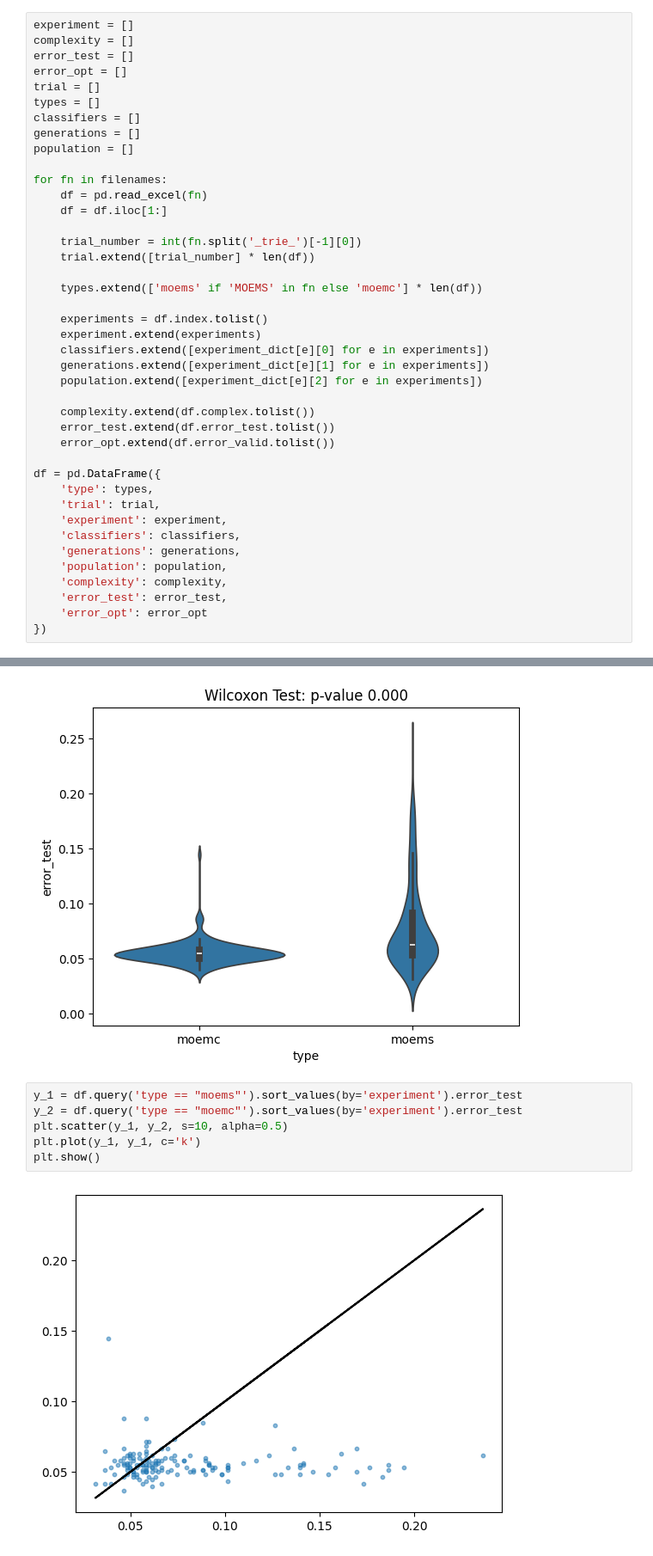
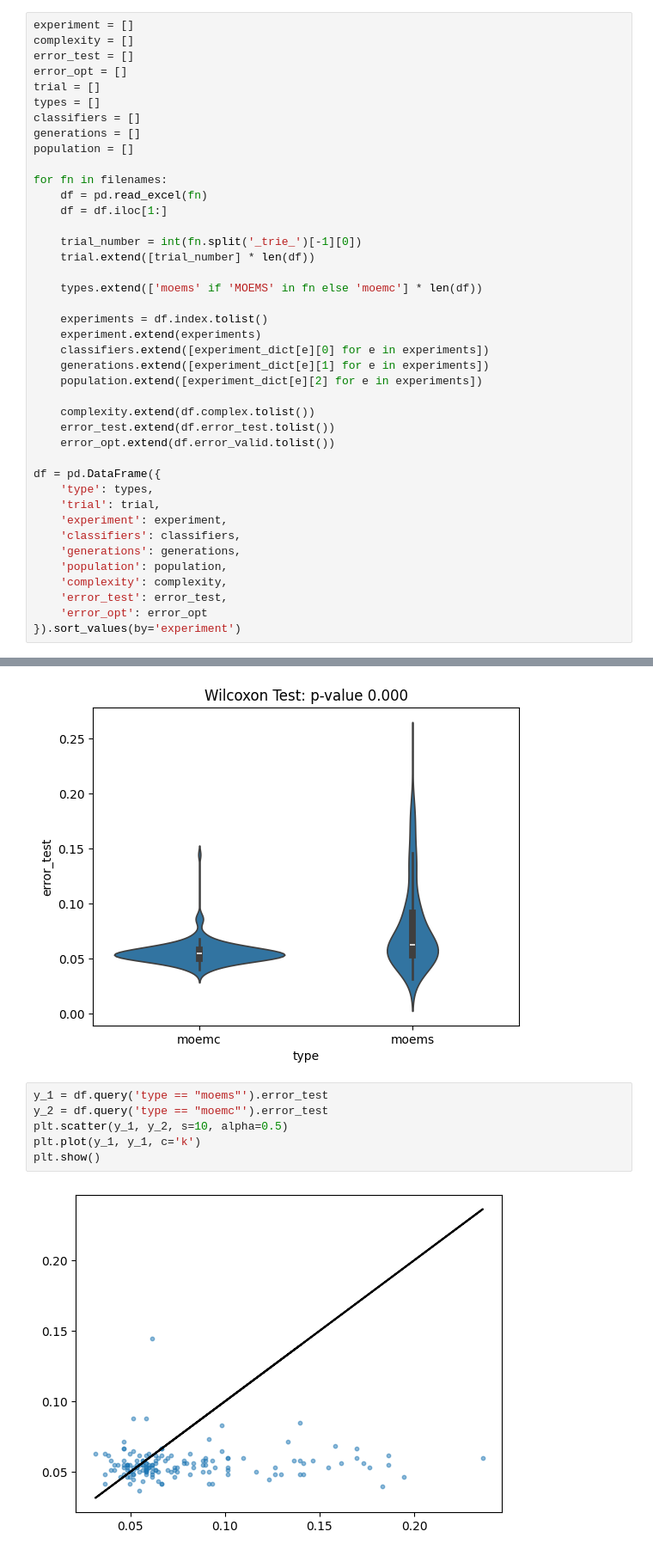
Before and after one commit to Afonso-Leal/aerogerador_fault_diagnosis, a Jupyter notebook: PHMAP25_MOEMC_MOEMS.ipynb, the cells around one changed output, grey strips where cells are left out. Shown: that part at 86% size. Cells and saved outputs as stored; diff of their text form.

Commit message:
Organizando ordem dos experimentos.

```diff
--- a/PHMAP25_MOEMC_MOEMS.ipynb
+++ b/PHMAP25_MOEMC_MOEMS.ipynb
@@ -92,7 +92,7 @@ df = pd.DataFrame({
     'complexity': complexity,
     'error_test': error_test,
     'error_opt': error_opt
-})
+}).sort_values(by='experiment')
 # %%
 sns.violinplot(x="classifiers", y="error_opt", data=df.query('type == "moemc"'))
 plt.show()
@@ -131,10 +131,10 @@ plt.show()
 [figure]
 [figure]
 # %%
-y_1 = df.query('type == "moems"').sort_values(by='experiment').error_test
-y_2 = df.query('type == "moemc"').sort_values(by='experiment').error_test
+y_1 = df.query('type == "moems"').error_test
+y_2 = df.query('type == "moemc"').error_test
 plt.scatter(y_1, y_2, s=10, alpha=0.5)
 plt.plot(y_1, y_1, c='k')
 plt.show()
 # %% [output]
-[figure, old version]
+[figure, new version]
```
